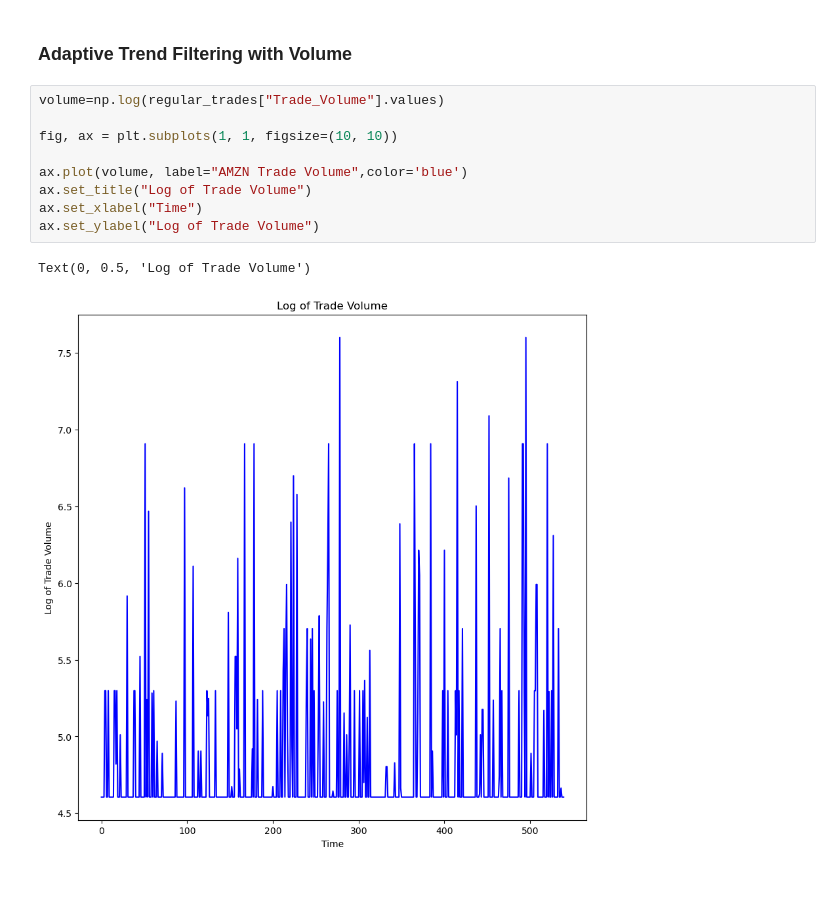
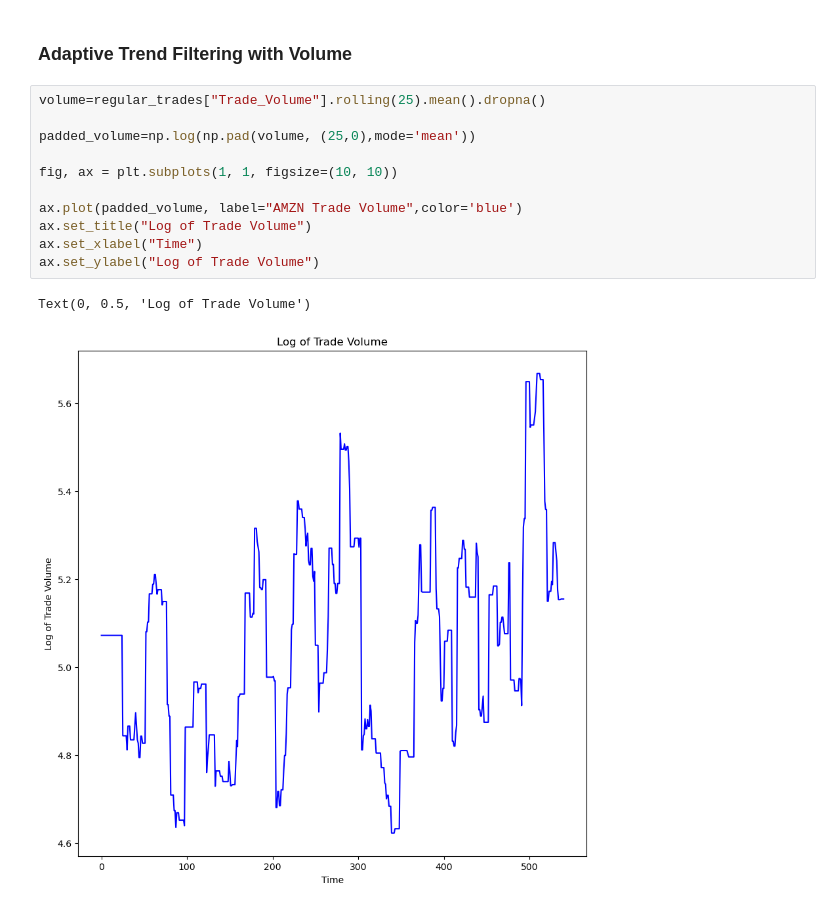
Before and after one commit to jasonbohne123/Adaptive_Signal_Estimation, a Jupyter notebook: research/estimators/Variance_Estimation.ipynb, the cells around one changed output. Drawn from its saved outputs; the diff is of its cells as text.

```diff
--- a/research/estimators/Variance_Estimation.ipynb
+++ b/research/estimators/Variance_Estimation.ipynb
@@ -257,17 +260,19 @@ ax.legend()
 # %% [markdown]
 ### Adaptive Trend Filtering with Volume
 # %%
-volume=np.log(regular_trades["Trade_Volume"].values)
+volume=regular_trades["Trade_Volume"].rolling(25).mean().dropna()
+
+padded_volume=np.log(np.pad(volume, (25,0),mode='mean'))
 
 fig, ax = plt.subplots(1, 1, figsize=(10, 10))
 
-ax.plot(volume, label="AMZN Trade Volume",color='blue')
+ax.plot(padded_volume, label="AMZN Trade Volume",color='blue')
 ax.set_title("Log of Trade Volume")
 ax.set_xlabel("Time")
 ax.set_ylabel("Log of Trade Volume")
 # %% [output]
 Text(0, 0.5, 'Log of Trade Volume')
-[figure, old version]
+[figure, new version]
 # %%
 vol_tree=tree.DecisionTreeRegressor(max_depth=5)
 
```
Also changed, not shown: parts of 11 cells of this notebook, 14 other files.
